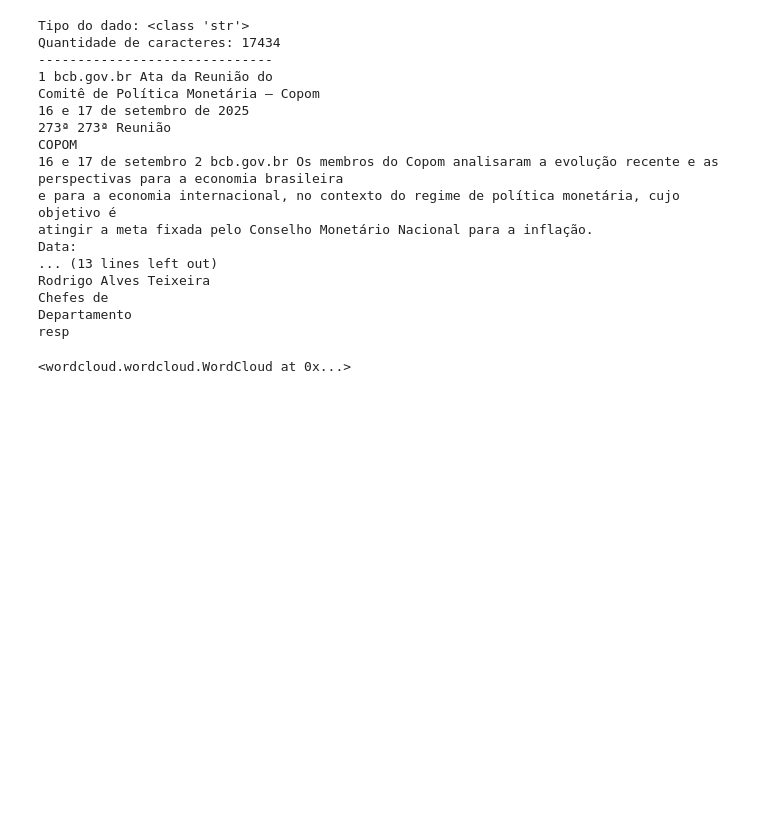
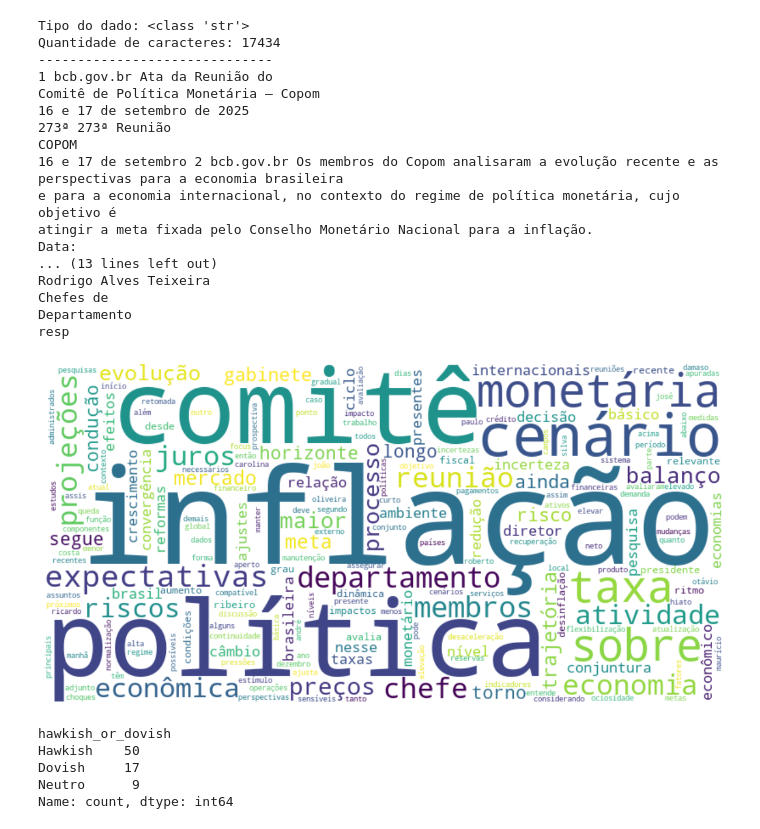
Before and after one commit to GGGBSILVESTRE1/Analise_escrita_BCB, a Jupyter notebook: notebooks/EDA.ipynb, the cells around one changed output. Cells and saved outputs as stored; diff of their text form; code cells hidden in the pictures; blank space fills up the shorter version.

```diff
--- a/notebooks/EDA.ipynb
+++ b/notebooks/EDA.ipynb
@@ -93,18 +94,31 @@ resp
 # %%
 # Limpeza e tokenização
 df['texto_limpo'] = df['conteudo_ata'].apply(limpar_texto_para_tokenizar)
 
 df['tokens'] = df['texto_limpo'].apply(tokenizar_texto)
 
 df['tokens_nuvem'] = df['tokens'].apply(limpeza_para_nuvem)
 
-
+#Visualização da nuvem de palavras
 freq = Counter(sum(df['tokens_nuvem'], [])) # contagem de frequência de palavras
-wordcloud = WordCloud(width = 800, height = 400).generate_from_frequencies(freq)
+wordcloud = WordCloud(width = 800, height = 400 , background_color='white', colormap='viridis').generate_from_frequencies(freq)
 
 plt.figure(figsize=(15, 10))
 plt.imshow(wordcloud, interpolation='bilinear')
 plt.axis('off')
 plt.show()
 # %% [output]
-<wordcloud.wordcloud.WordCloud at 0x...>
+[figure, added]
+# %%
+# Análise de hawkish(mais agressivo) e dovish(mais brando)
+df['score'] = df['tokens'].apply(hawkish_dovish)
+
+df['hawkish_or_dovish'] =  df['score'].apply(lambda x: 'Hawkish' if x > 0 else ('Dovish' if x < 0 else 'Neutro'))
+
+df['hawkish_or_dovish'].value_counts()
+# %% [output]
+hawkish_or_dovish
+Hawkish    50
+Dovish     17
+Neutro      9
+Name: count, dtype: int64
```
Also changed, not shown: parts of 3 cells of this notebook, 5 other files.
